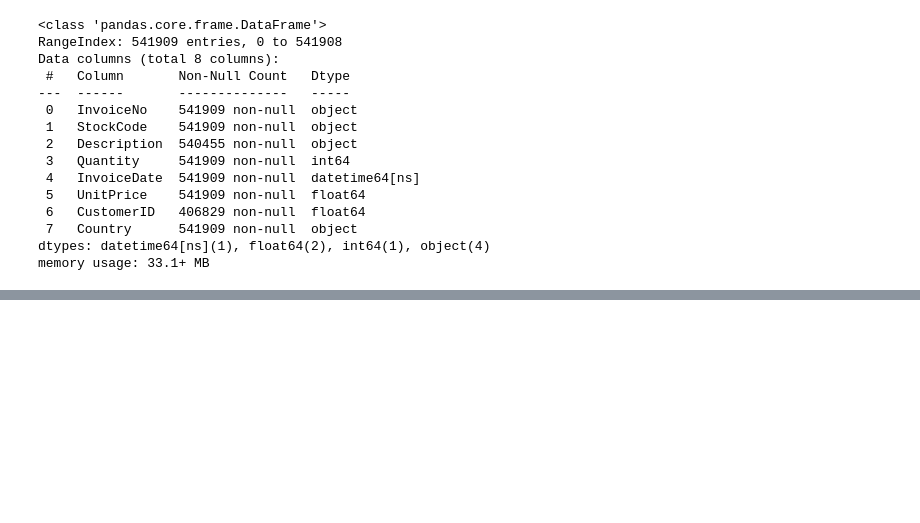
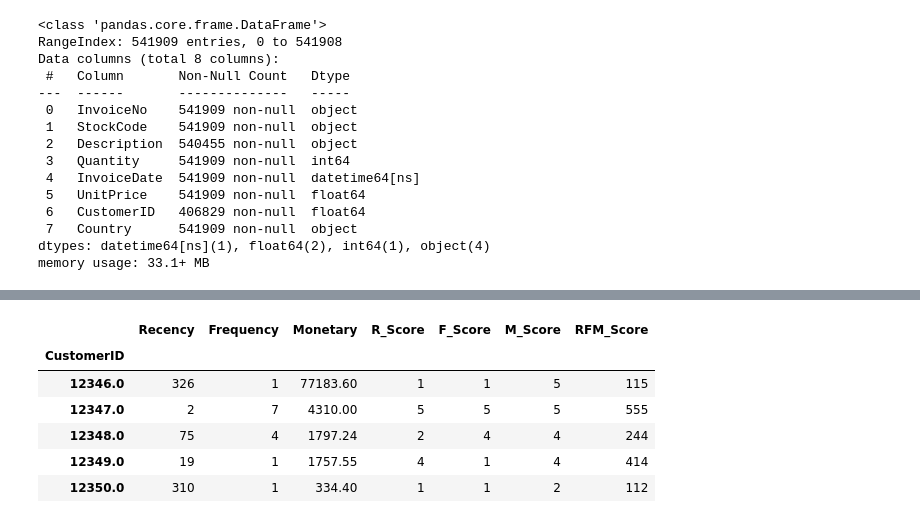
Before and after one commit to melikakarami/rfm-customer-analysis, a Jupyter notebook: rfm_customer_segmentation.ipynb, the cells around one changed output, grey strips where cells are left out. Cells and saved outputs as stored; diff of their text form; code cells hidden in the pictures; blank space fills up the shorter version.

```diff
--- a/rfm_customer_segmentation.ipynb
+++ b/rfm_customer_segmentation.ipynb
@@ -32,0 +69,17 @@ memory usage: 33.1+ MB
+# %%
+import datetime as dt
+
+# چون آخرین تاریخ داده ۹ دسامبر ۲۰۱۱ هست، یه روز بعدش رو به عنوان "امروز" در نظر می‌گیریم
+snapshot_date = df['InvoiceDate'].max() + dt.timedelta(days=1)
+
+# محاسبه RFM برای هر مشتری
+rfm = df.groupby('CustomerID').agg({
+    'InvoiceDate': lambda x: (snapshot_date - x.max()).days,   # Recency
+    'InvoiceNo': 'nunique',                                     # Frequency
+    'TotalPrice': 'sum'                                         # Monetary
+})
+
+# تغییر اسم ستون‌ها
+rfm.columns = ['Recency', 'Frequency', 'Monetary']
+
+rfm.head()
@@ -32,0 +94,23 @@ memory usage: 33.1+ MB
+# %%
+# امتیازدهی از ۱ تا ۵
+# برای Recency: هرچی عدد کمتر (تازه‌تر خریده) بهتره، پس امتیاز باید معکوس باشه
+r_labels = range(5, 0, -1)
+f_labels = range(1, 6)
+m_labels = range(1, 6)
+
+rfm['R_Score'] = pd.qcut(rfm['Recency'], q=5, labels=r_labels)
+rfm['F_Score'] = pd.qcut(rfm['Frequency'].rank(method='first'), q=5, labels=f_labels)
+rfm['M_Score'] = pd.qcut(rfm['Monetary'], q=5, labels=m_labels)
+
+# ترکیب سه امتیاز به یه رشته (مثلاً "555")
+rfm['RFM_Score'] = rfm['R_Score'].astype(str) + rfm['F_Score'].astype(str) + rfm['M_Score'].astype(str)
+
+rfm.head()
+# %% [output]
+|  | Recency | Frequency | Monetary | R_Score | F_Score | M_Score | RFM_Score |
+| CustomerID |  |  |  |  |  |  |  |
+| 12346.0 | 326 | 1 | 77183.60 | 1 | 1 | 5 | 115 |
+| 12347.0 | 2 | 7 | 4310.00 | 5 | 5 | 5 | 555 |
+| 12348.0 | 75 | 4 | 1797.24 | 2 | 4 | 4 | 244 |
+| 12349.0 | 19 | 1 | 1757.55 | 4 | 1 | 4 | 414 |
+| 12350.0 | 310 | 1 | 334.40 | 1 | 1 | 2 | 112 |
```
Also changed, not shown: parts of 5 cells of this notebook.
